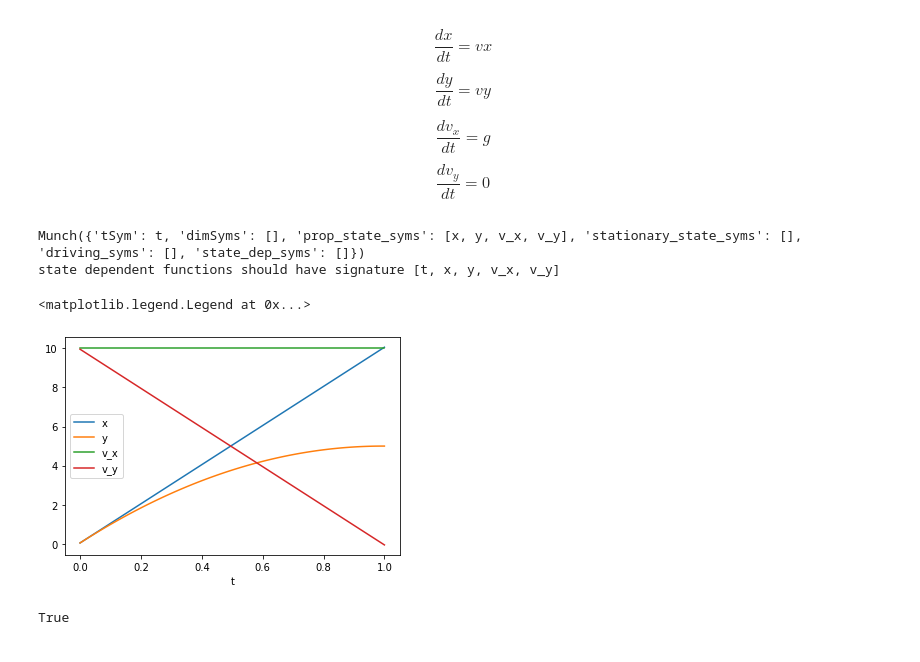
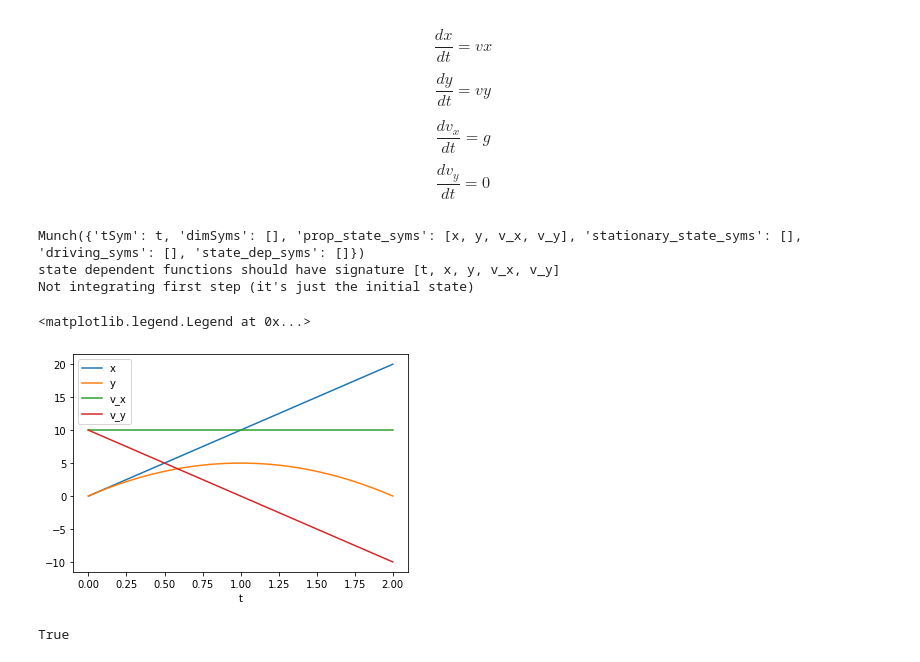
Before and after one commit to morgatron/spylind, a Jupyter notebook: examples/pyIVPusage.ipynb, the cells around one changed output. Saved outputs shown, nothing was run; the diff lists cells and outputs as text; code cells hidden in the pictures.

```diff
--- a/examples/pyIVPusage.ipynb
+++ b/examples/pyIVPusage.ipynb
@@ -45,17 +48,18 @@ dy_dtD = {xS:vxS,
 # %%
 ode_s = so.ODESolver(dy_dtD,  dims={})
 ode_s.set_initial_conditions({xS:0,yS:0,vxS:10,vyS:10})
 ode_s.setup()
-tSteps = linspace(0,1,100)
+tSteps = linspace(0,2,30)
 arr =ode_s.integrate(tSteps, 1.0)
 
 sm.ode
 plot(tSteps, arr.real)
 xlabel('t')
 legend(dy_dtD.keys())
 # %% [output]
 Munch({'tSym': t, 'dimSyms': [], 'prop_state_syms': [x, y, v_x, v_y], 'stationary_state_syms': [], 'driving_syms': [], 'state_dep_syms': []})
 state dependent functions should have signature [t, x, y, v_x, v_y]
+Not integrating first step (it's just the initial state)
 <matplotlib.legend.Legend at 0x...>
-[figure, old version]
+[figure, new version]
 # %%
```
Also changed, not shown: parts of 3 cells of this notebook, 7 other files.
